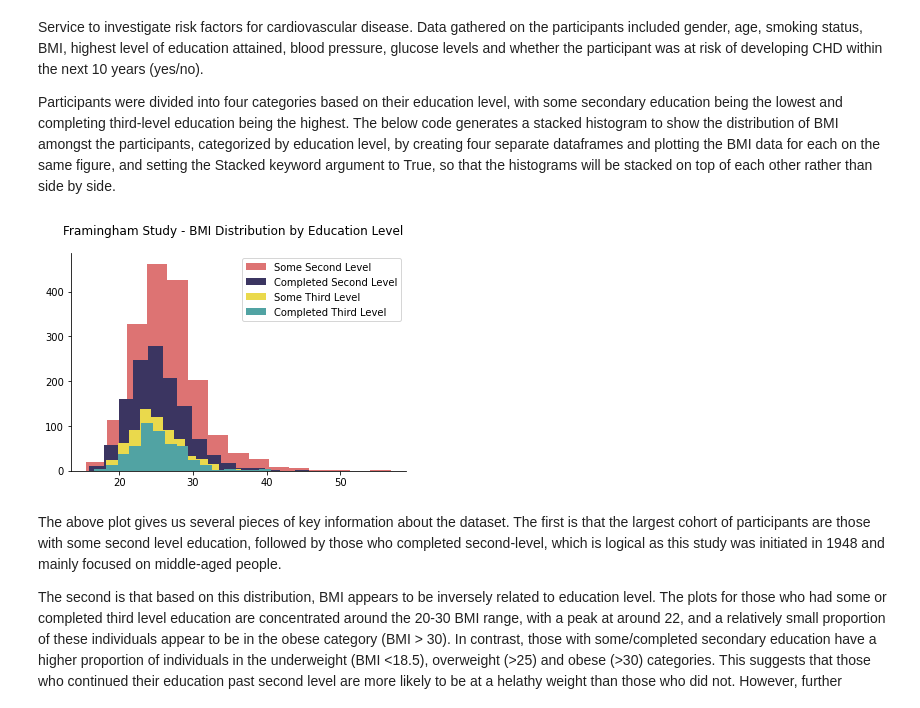
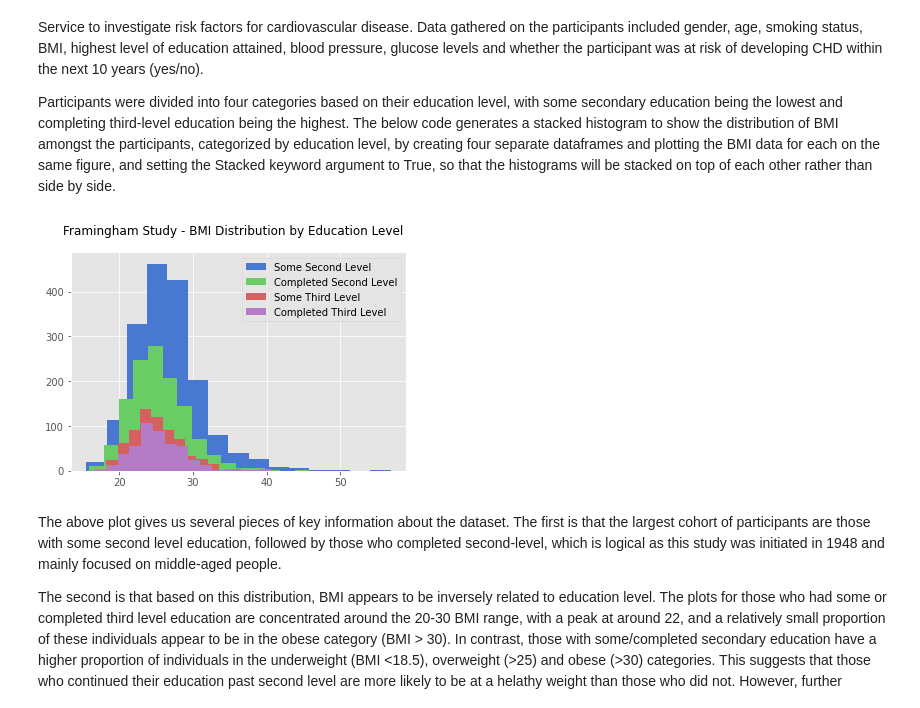
Before and after one commit to katemcg93/Fundamentals-of-Data-Analysis-21-Assessment, a Jupyter notebook: pyplot.ipynb, the cells around one changed output. Cells and saved outputs as stored; diff of their text form; code cells hidden in the pictures.

Commit message:
plot updates

```diff
--- a/pyplot.ipynb
+++ b/pyplot.ipynb
@@ -190,39 +190,41 @@ import matplotlib.pyplot as plt
 import pandas as pd
 import numpy as np
 import csv
+
+plt.style.use('seaborn-muted')
 
 #Only require two decimal places for output
 pd.set_option("display.precision", 2)
 
 #Reading the csv file containing framingham data
 fh_dataframe = pd.read_csv('Framingham.csv')
 
 #Separating Education levels into their own datafrmames, so they can be separately accessed/plotted
 eduLevel1 = fh_dataframe[fh_dataframe["education"] == 1]
 eduLevel2 = fh_dataframe[fh_dataframe["education"] == 2]
 eduLevel3 = fh_dataframe[fh_dataframe["education"] == 3]
 eduLevel4 = fh_dataframe[fh_dataframe["education"] == 4]
 
 #Plotting each histogram on the same figure and setting stacked to true
 #Labels willl be used to create the legend
 fig, ax = plt.subplots()
-ax.hist(eduLevel1["BMI"], stacked = True, label = 'Some Second Level', color = '#DD7373', bins = 15)
-ax.hist(eduLevel2["BMI"], stacked = True, label = 'Completed Second Level', color = '#3B3561',  bins = 15)
-ax.hist(eduLevel3["BMI"], stacked = True, label = 'Some Third Level', color = '#EAD94C',  bins = 15)
-ax.hist(eduLevel4["BMI"], stacked = True, label = 'Completed Third Level', color = '#51A3A3',  bins = 15)
+ax.hist(eduLevel1["BMI"], stacked = True, label = 'Some Second Level',  bins = 15)
+ax.hist(eduLevel2["BMI"], stacked = True, label = 'Completed Second Level',  bins = 15)
+ax.hist(eduLevel3["BMI"], stacked = True, label = 'Some Third Level',  bins = 15)
+ax.hist(eduLevel4["BMI"], stacked = True, label = 'Completed Third Level',  bins = 15)
 
 #Hiding top and right spines so only x and y axis are visible
 ax.spines['right'].set_visible(False)
 ax.spines['top'].set_visible(False)
 
 #Setting title and showing legend
 plt.suptitle("Framingham Study - BMI Distribution by Education Level")
 legend = plt.legend()
 
 plt.show()
 plt.close()
 # %% [output]
-[figure, old version]
+[figure, new version]
 # %% [markdown]
 The above plot gives us several pieces of key information about the dataset. The first is that the largest cohort of participants are those with some second level education, followed by those who completed second-level, which is logical as this study was initiated in 1948 and mainly focused on middle-aged people.
 
```
Also changed, not shown: parts of 4 cells of this notebook, 32 other files.
